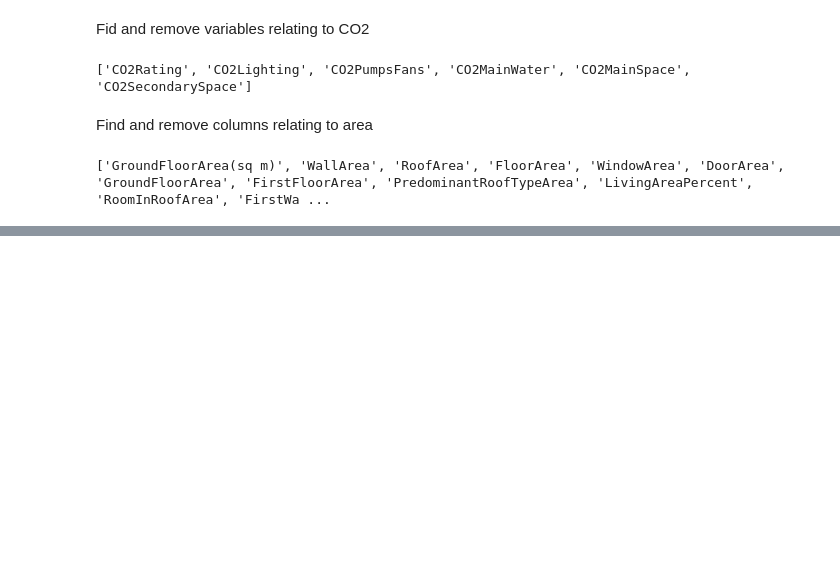
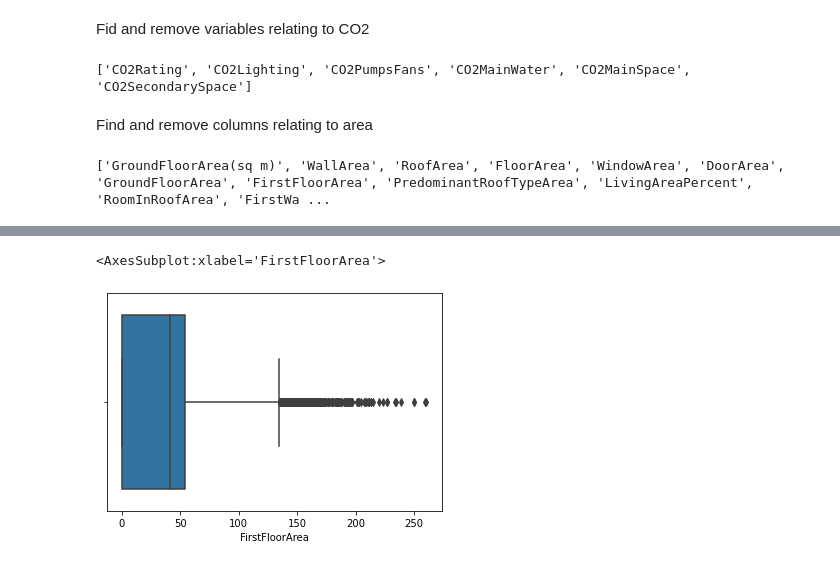
Before and after one commit to codefromjames/eire.energy, a Jupyter notebook: Building Energy Rating Prediction.ipynb, the cells around one changed output, grey strips where cells are left out. Cells and saved outputs as stored; diff of their text form; code cells hidden in the pictures; blank space fills up the shorter version.

```diff
--- a/Building Energy Rating Prediction.ipynb
+++ b/Building Energy Rating Prediction.ipynb
@@ -703,0 +686,5 @@ array([156.25851, 120.8034 , 308.834  , ..., 176.42715, 544.2506 ,
+# %%
+sns.boxplot(ber_clean_area['FirstFloorArea']) #outliers
+# %% [output]
+<AxesSubplot:xlabel='FirstFloorArea'>
+[figure, added]
```
Also changed, not shown: parts of 35 cells of this notebook.
